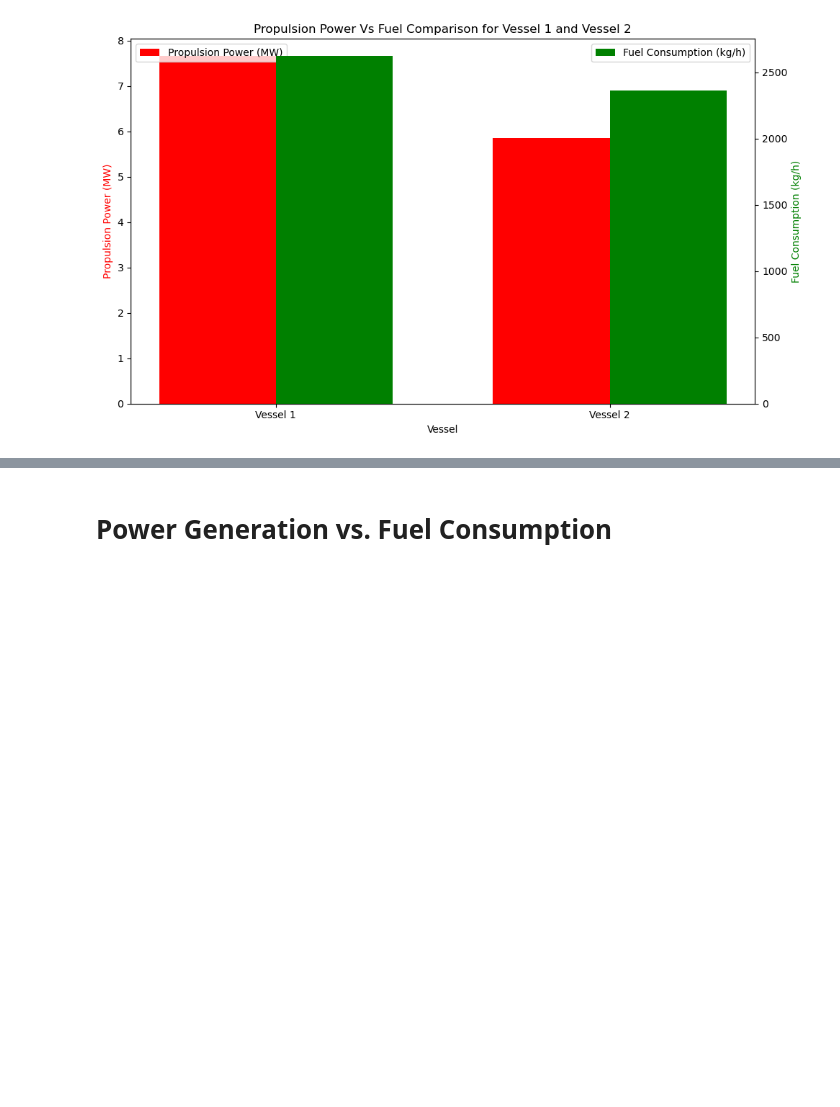
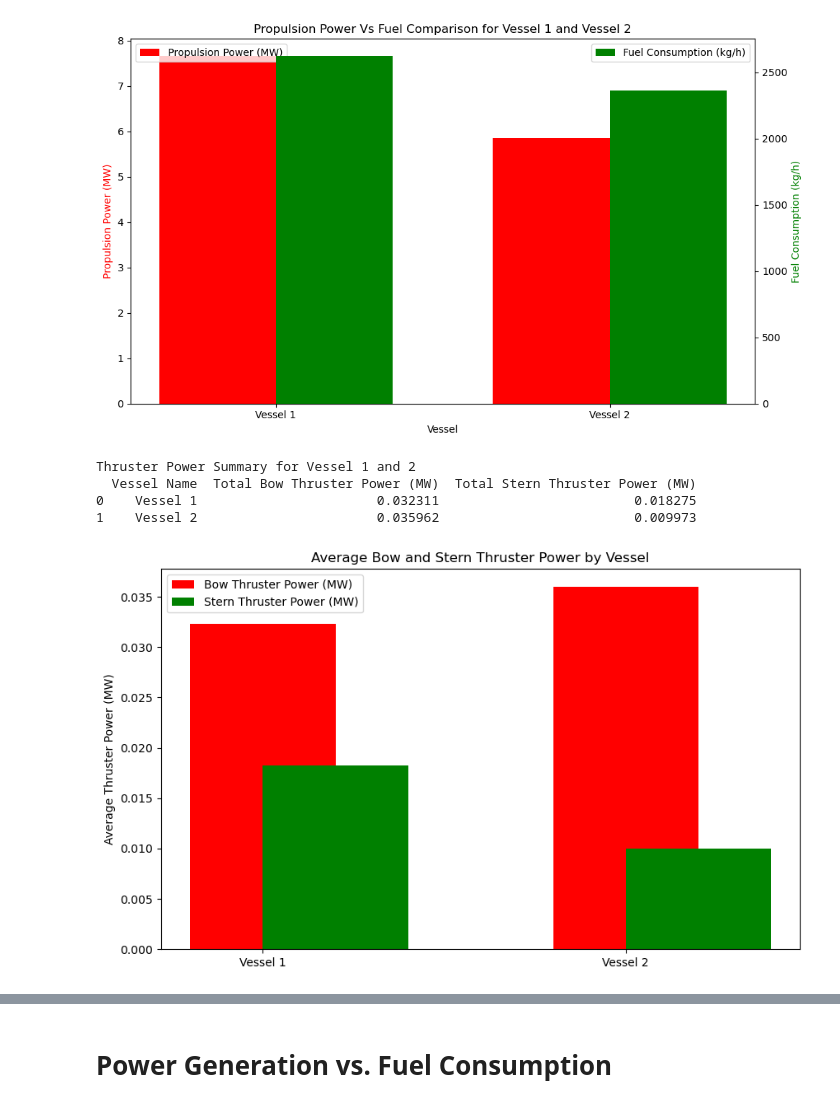
Before and after one commit to monikasingh09/TUI_Cruises, a Jupyter notebook: TUI.ipynb, the cells around one changed output, grey strips where cells are left out. Drawn from its saved outputs; the diff is of its cells as text; code cells hidden in the pictures; blank space fills up the shorter version.

```diff
--- a/TUI.ipynb
+++ b/TUI.ipynb
@@ -4,7 +4,7 @@ import numpy as np
 import matplotlib.pyplot as plt
 # %%
 # Load the dataset
-file_path = "task_data/TUI_data.csv"  # Adjust the file path accordingly
+file_path = "task_data/data.csv" # Adjust the file path accordingly
 data = pd.read_csv(file_path)
 # %%
 
@@ -351,3 +351,57 @@ plt.tight_layout()
 plt.show()
 # %% [output]
 [figure]
+# %%
+# Selecting relevant columns for thruster power power comparison
+df_thruster_power = data[['Vessel Name', 'Bow Thruster 1 Power (MW)',
+                           'Bow Thruster 2 Power (MW)',
+                           'Bow Thruster 3 Power (MW)',
+                           'Stern Thruster 1 Power (MW)',
+                         'Stern Thruster 2 Power (MW)']].copy()
+
+# Calculate total bow thruster power by summing the power across all bow thrusters
+df_thruster_power['Total Bow Thruster Power (MW)'] = (
+    df_thruster_power['Bow Thruster 1 Power (MW)'] +
+    df_thruster_power['Bow Thruster 2 Power (MW)'] +
+    df_thruster_power['Bow Thruster 3 Power (MW)']
+)
+
+# Calculate total stern thruster power by summing the power across all stern thrusters
+df_thruster_power['Total Stern Thruster Power (MW)'] = (
+    df_thruster_power['Stern Thruster 1 Power (MW)'] +
+    df_thruster_power['Stern Thruster 2 Power (MW)']
+)
+
+# Group by Vessel Name to calculate average power for bow and stern thrusters
+thruster_power_summary = df_thruster_power.groupby('Vessel Name')[['Total Bow Thruster Power (MW)', 'Total Stern Thruster Power (MW)']].mean().reset_index()
+
+# Display the calculated thruster power summary
+print("Thruster Power Summary for Vessel 1 and 2")
+print(thruster_power_summary)
+# %% [output]
+Thruster Power Summary for Vessel 1 and 2
+  Vessel Name  Total Bow Thruster Power (MW)  Total Stern Thruster Power (MW)
+0    Vessel 1                       0.032311                         0.018275
+1    Vessel 2                       0.035962                         0.009973
+# %%
+# Set up a side-by-side bar chart to compare bow and stern thruster power for each vessel
+fig, ax = plt.subplots(figsize=(10, 6))
+
+# Define the x-axis positions for the vessels
+x = range(len(thruster_power_summary['Vessel Name']))
+
+# Plot bow and stern thruster power side by side for each vessel
+ax.bar(x, thruster_power_summary['Total Bow Thruster Power (MW)'], width=0.4, label='Bow Thruster Power (MW)', color='red', align='center')
+ax.bar(x, thruster_power_summary['Total Stern Thruster Power (MW)'], width=0.4, label='Stern Thruster Power (MW)', color='green', align='edge')
+
+# Adding titles and labels
+ax.set_xticks(x)
+ax.set_xticklabels(thruster_power_summary['Vessel Name'])
+ax.set_ylabel('Average Thruster Power (MW)')
+ax.set_title('Average Bow and Stern Thruster Power by Vessel')
+ax.legend()
+
+# Display the plot
+plt.show()
+# %% [output]
+[figure, added]
```
Also changed, not shown: parts of 2 cells of this notebook.
